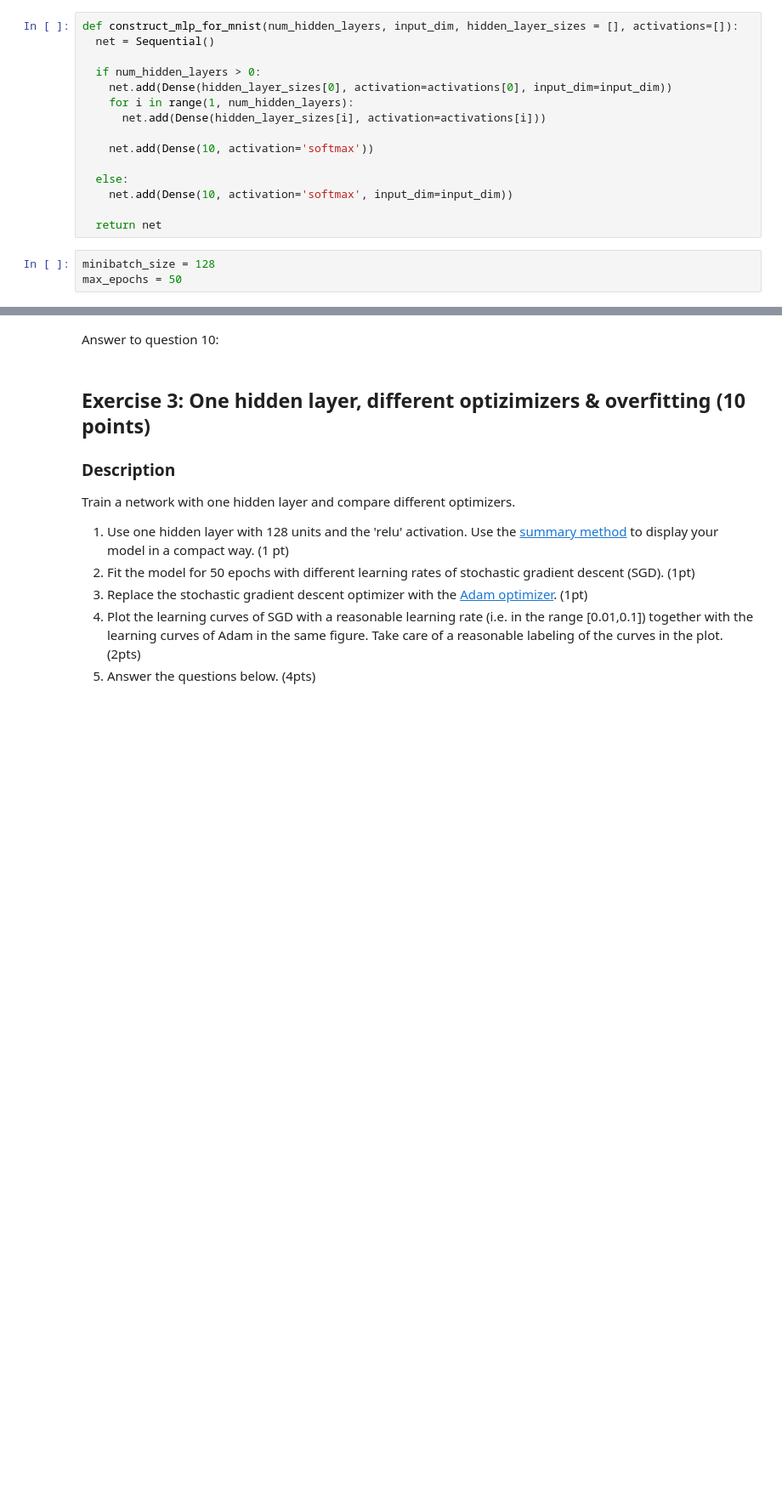
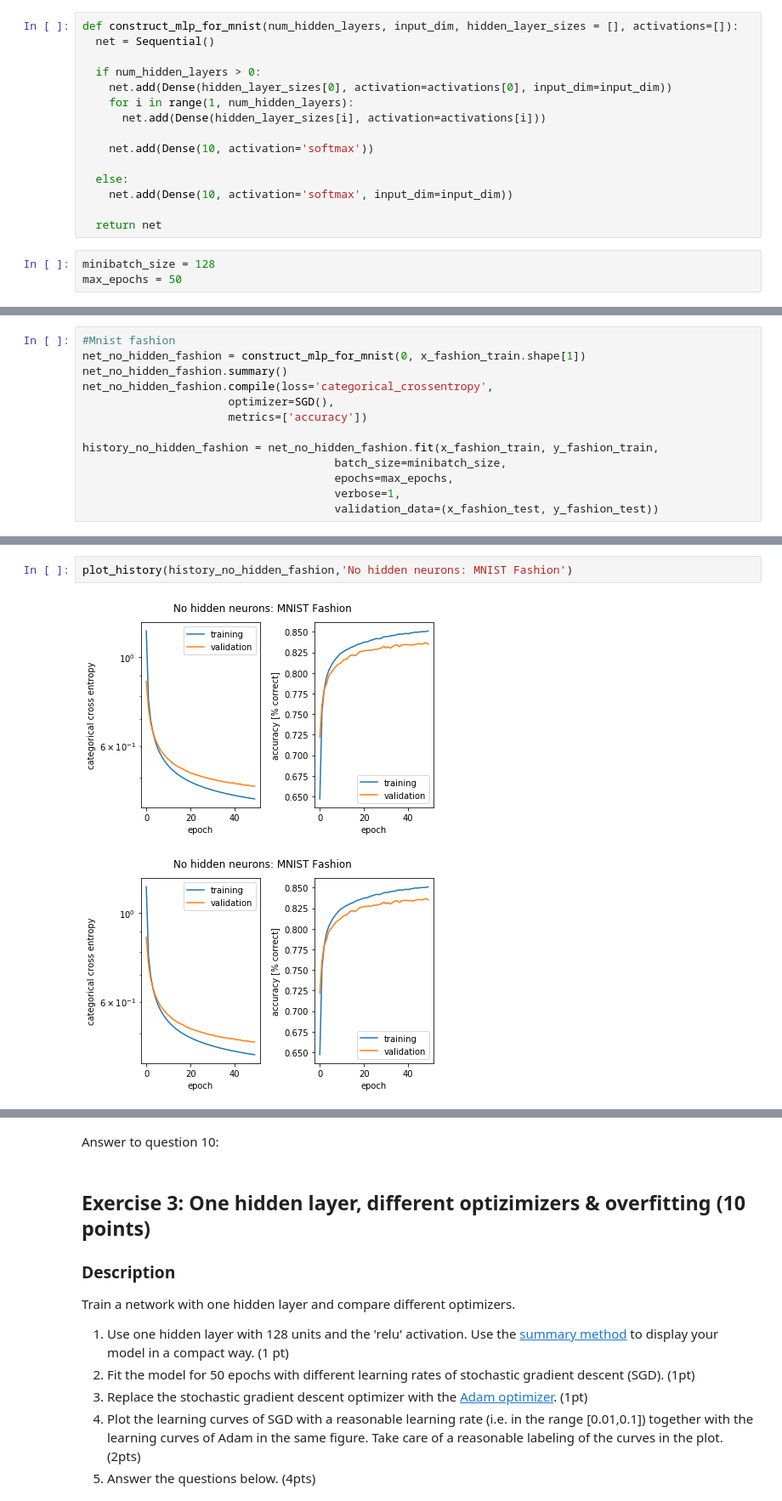
Before and after one commit to HannesRovina/ANN-Miniprojects2019, a Jupyter notebook: miniproject1.ipynb, the cells around one changed output, grey strips where cells are left out. Shown at 85% size. Drawn from its saved outputs; the diff is of its cells as text; blank space fills up the shorter version.

Commit message:
Added exercise 2 for fashion

```diff
--- a/miniproject1.ipynb
+++ b/miniproject1.ipynb
@@ -272,0 +271,13 @@ plot_some_samples(x_test, y_test, yhat_test, np.squeeze(error_indices))
+# %%
+#Mnist fashion
+net_no_hidden_fashion = construct_mlp_for_mnist(0, x_fashion_train.shape[1])
+net_no_hidden_fashion.summary()
+net_no_hidden_fashion.compile(loss='categorical_crossentropy',
+                      optimizer=SGD(),
+                      metrics=['accuracy'])
+
+history_no_hidden_fashion = net_no_hidden_fashion.fit(x_fashion_train, y_fashion_train,
+                                      batch_size=minibatch_size,
+                                      epochs=max_epochs,
+                                      verbose=1,
+                                      validation_data=(x_fashion_test, y_fashion_test))
@@ -272,0 +302,5 @@ plot_some_samples(x_test, y_test, yhat_test, np.squeeze(error_indices))
+# %%
+plot_history(history_no_hidden_fashion,'No hidden neurons: MNIST Fashion')
+# %% [output]
+[figure, added]
+[figure, added]
```
Also changed, not shown: parts of 8 cells of this notebook.
